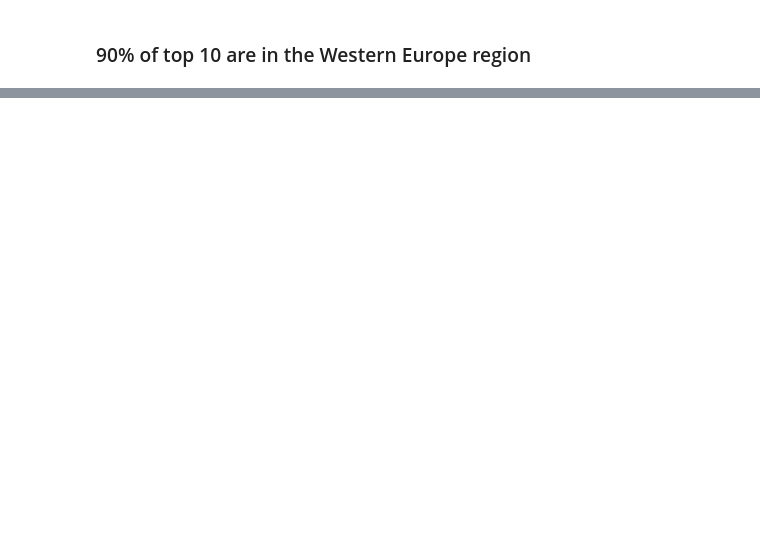
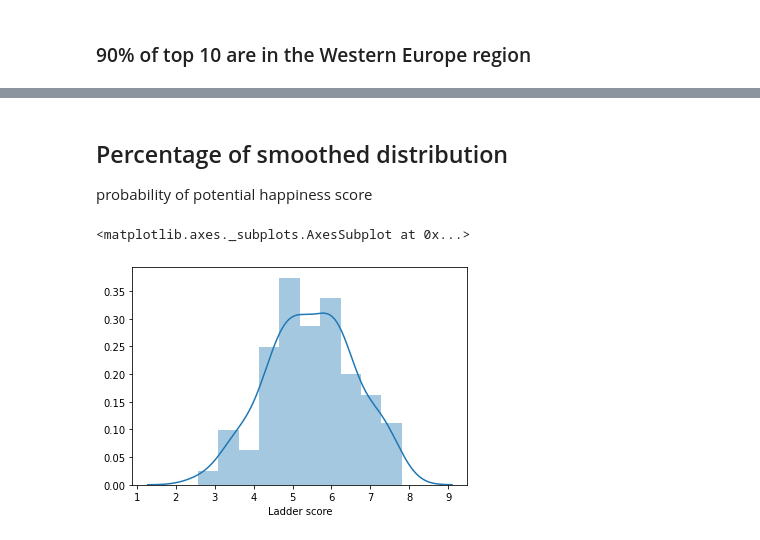
Before and after one commit to MackRoe/WHR2020_DataAnalysis, a Jupyter notebook: World-Happiness-2020.ipynb, the cells around one changed output, grey strips where cells are left out. Saved outputs shown, nothing was run; the diff lists cells and outputs as text; code cells hidden in the pictures; blank space fills up the shorter version.

```diff
--- a/World-Happiness-2020.ipynb
+++ b/World-Happiness-2020.ipynb
@@ -356 +388,9 @@ df[:10]
+# %% [markdown]
+## Percentage of smoothed distribution
+probability of potential happiness score
+# %%
+sns.distplot(df['Ladder score'].dropna(), hist=True, kde=True, bins=10)
+# %% [output]
+<matplotlib.axes._subplots.AxesSubplot at 0x...>
+[figure, added]
 # %%
```
Also changed, not shown: parts of 13 cells of this notebook.
